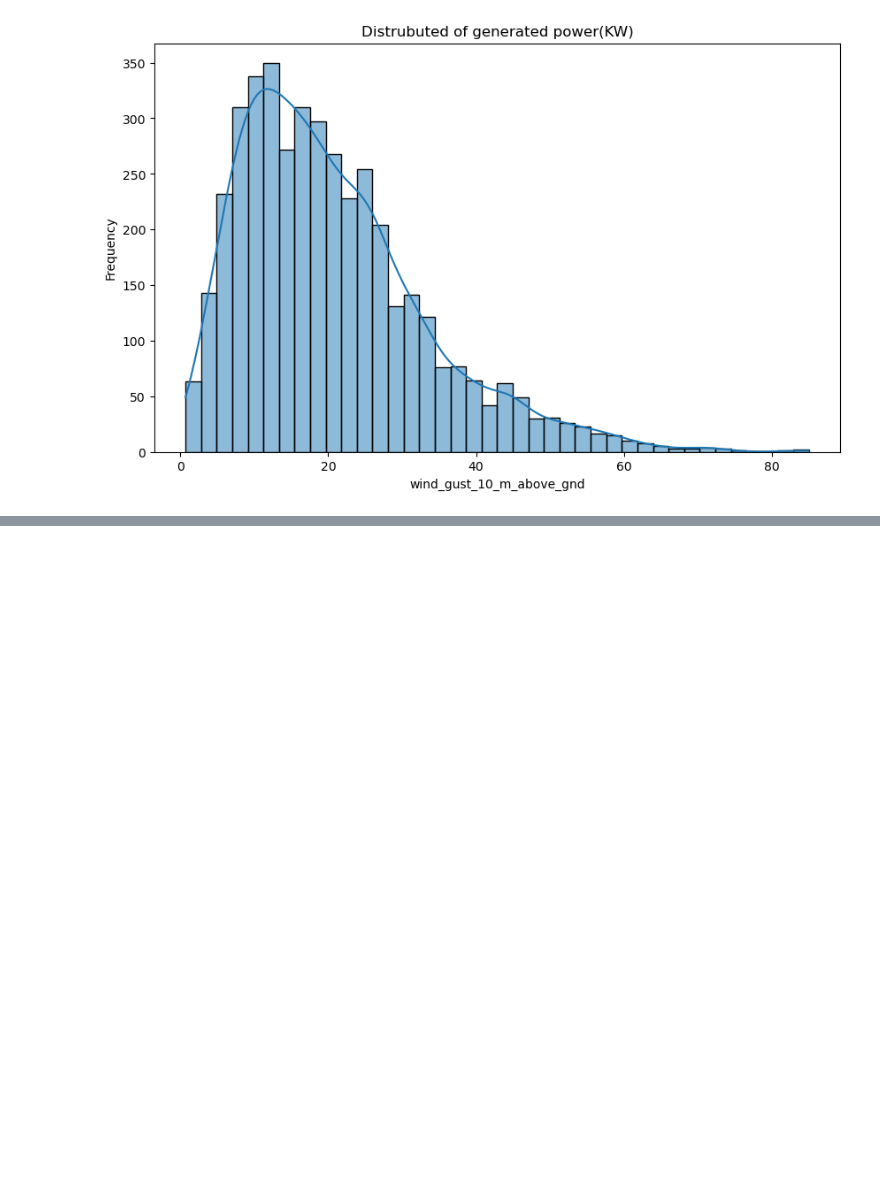
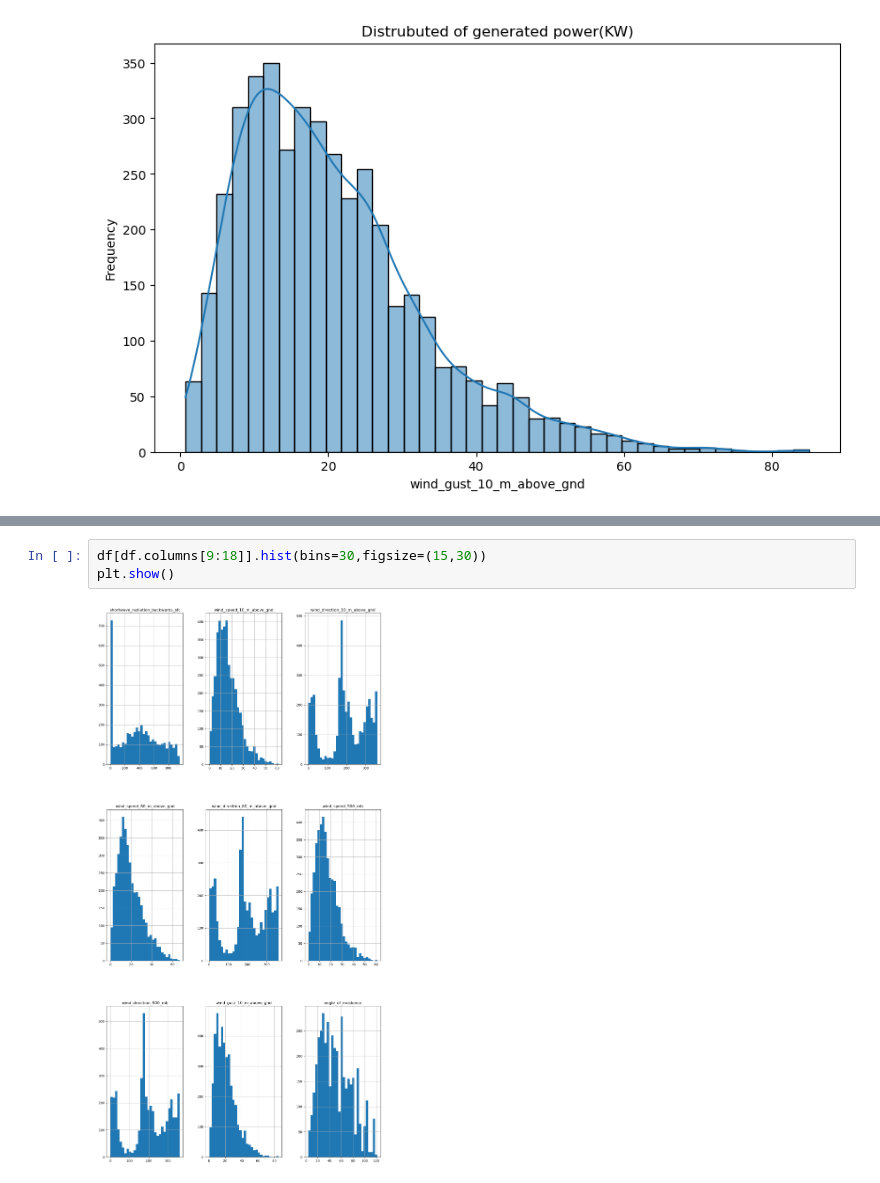
Before and after one commit to korakoppusaikumar/Week-1, a Jupyter notebook: solarpowerpredection_Week_1.ipynb, the cells around one changed output, grey strips where cells are left out. Saved outputs shown, nothing was run; the diff lists cells and outputs as text; blank space fills up the shorter version.

```diff
--- a/solarpowerpredection_Week_1.ipynb
+++ b/solarpowerpredection_Week_1.ipynb
@@ -110,0 +119,5 @@ plt.show()
+# %%
+df[df.columns[9:18]].hist(bins=30,figsize=(15,30))
+plt.show()
+# %% [output]
+[figure, added]
```
Also changed, not shown: parts of 9 cells of this notebook.
